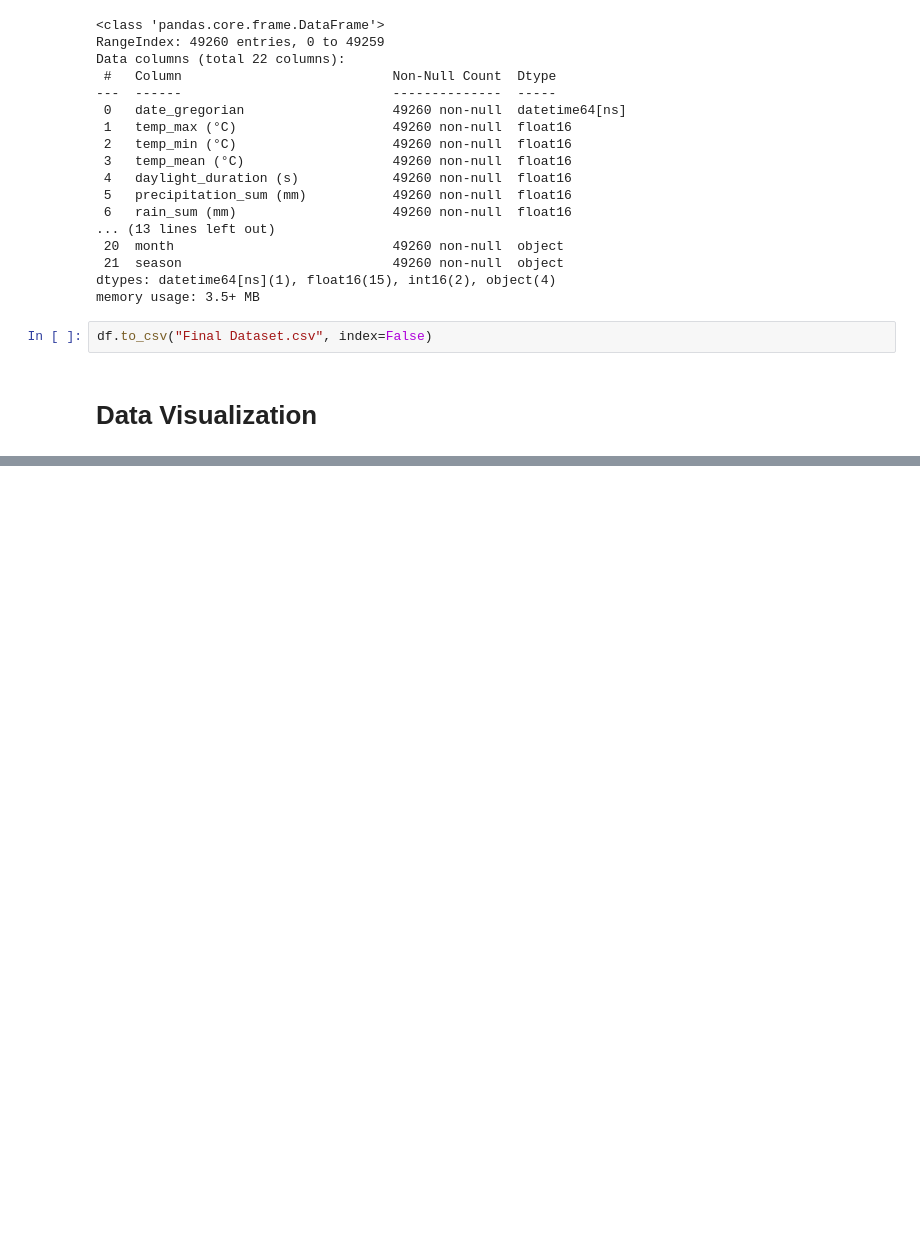
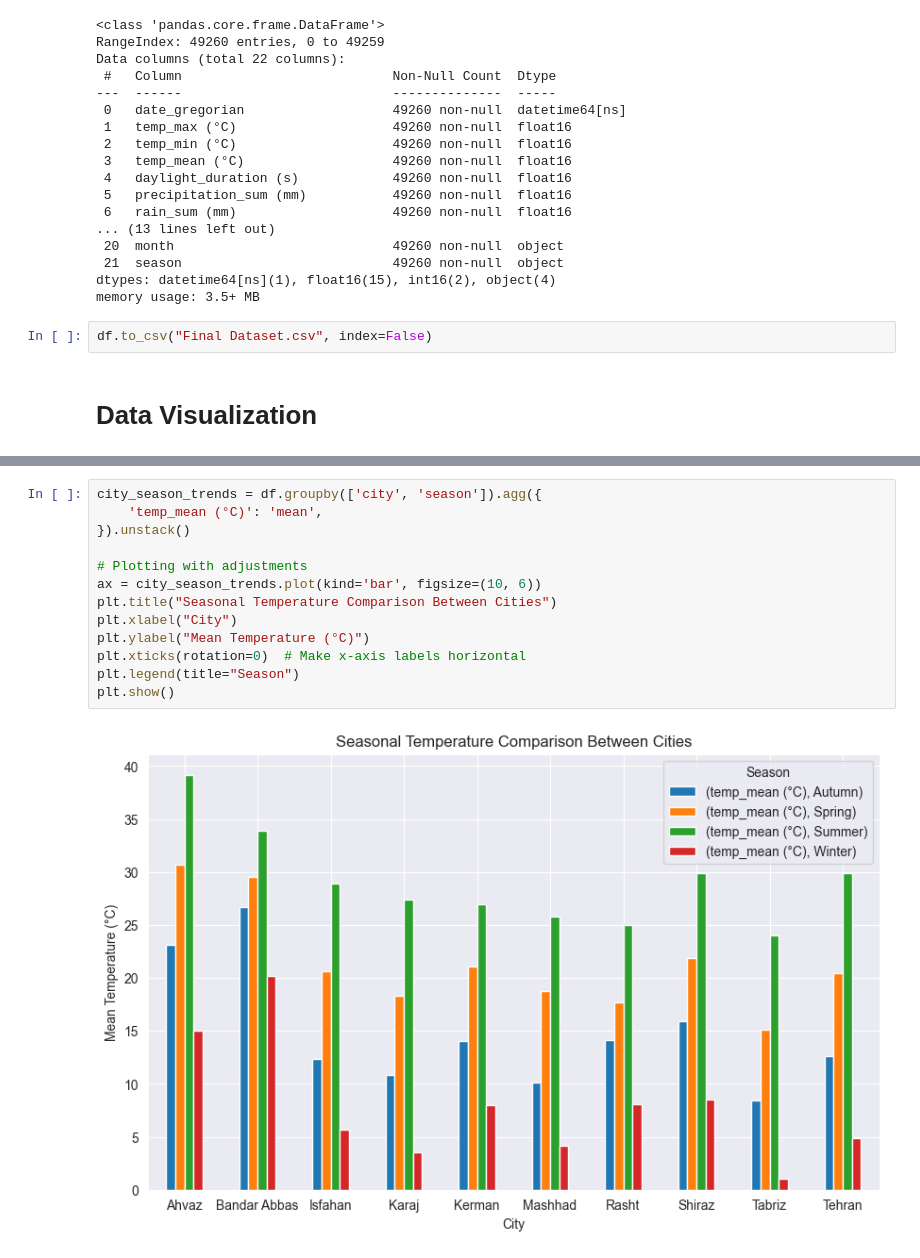
Before and after one commit to ali-bazrkar/iran_weather_analysis, a Jupyter notebook: iran_weather_eda.ipynb, the cells around one changed output, grey strips where cells are left out. Drawn from its saved outputs; the diff is of its cells as text; blank space fills up the shorter version.

```diff
--- a/iran_weather_eda.ipynb
+++ b/iran_weather_eda.ipynb
@@ -204,0 +275,15 @@ df.to_csv("Final Dataset.csv", index=False)
+# %%
+city_season_trends = df.groupby(['city', 'season']).agg({
+    'temp_mean (°C)': 'mean',
+}).unstack()
+
+# Plotting with adjustments
+ax = city_season_trends.plot(kind='bar', figsize=(10, 6))
+plt.title("Seasonal Temperature Comparison Between Cities")
+plt.xlabel("City")
+plt.ylabel("Mean Temperature (°C)")
+plt.xticks(rotation=0)  # Make x-axis labels horizontal
+plt.legend(title="Season")
+plt.show()
+# %% [output]
+[figure, added]
```
Also changed, not shown: parts of 22 cells of this notebook, 1 other file.
